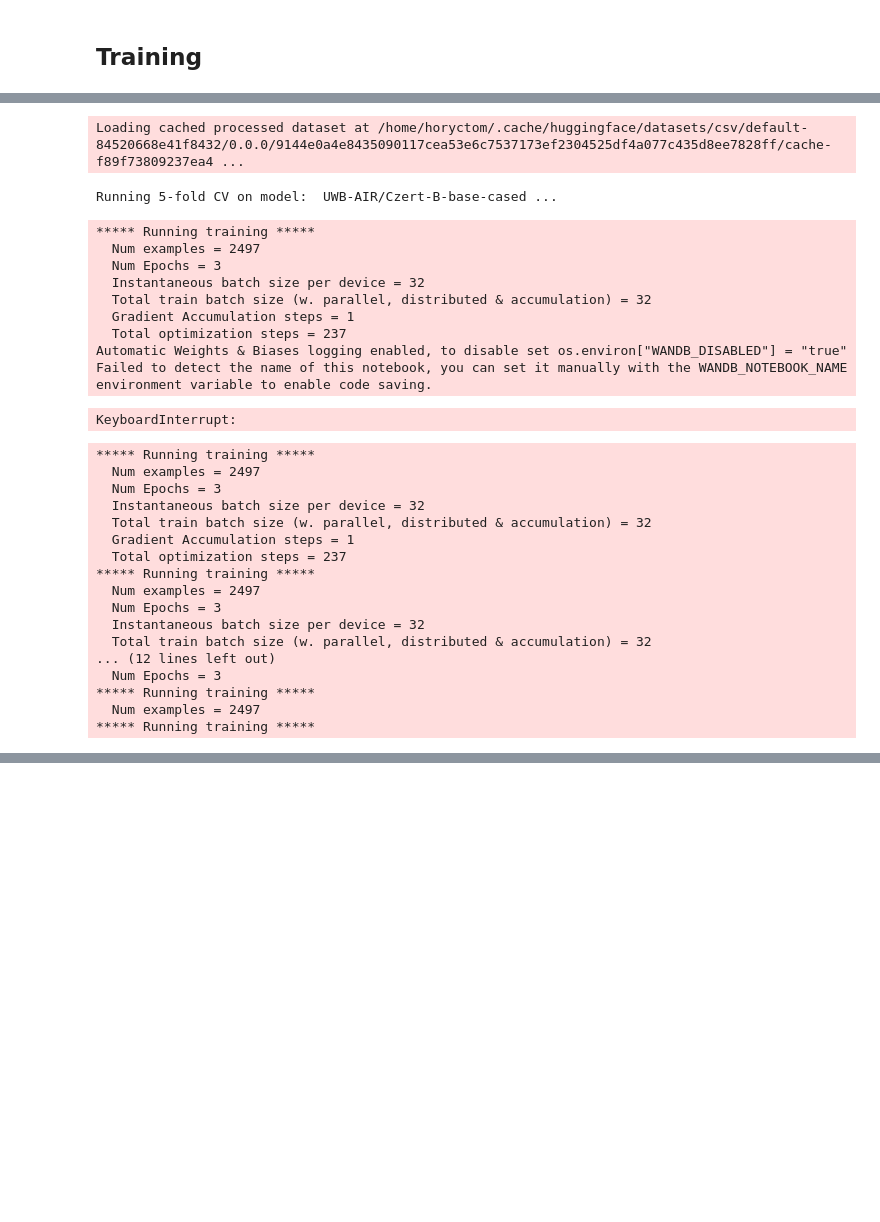
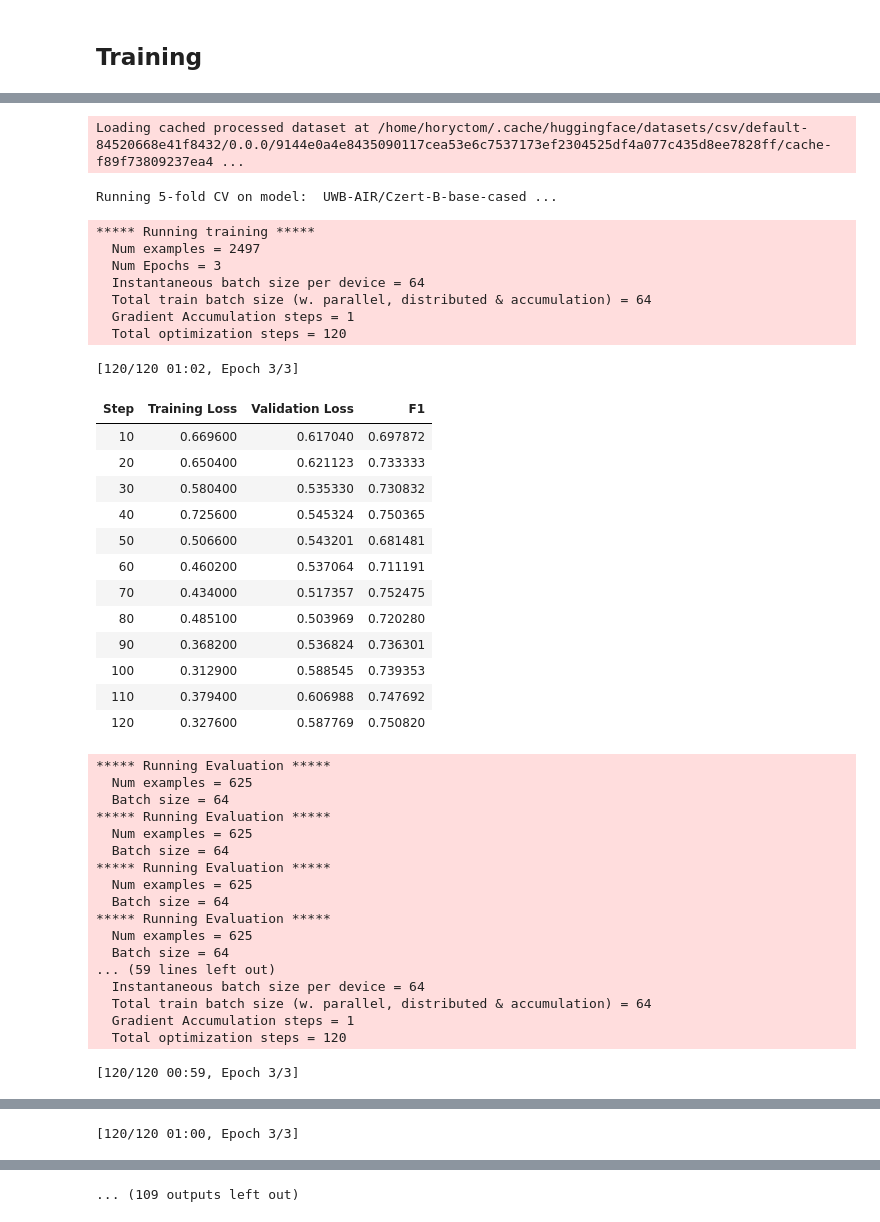
Before and after one commit to horychtom/czech-media-bias-detection, a Jupyter notebook: notebooks/media/baseline/baseline_czech.ipynb, the cells around one changed output, grey strips where cells are left out. Saved outputs shown, nothing was run; the diff lists cells and outputs as text; code cells hidden in the pictures; blank space fills up the shorter version.

```diff
--- a/notebooks/media/baseline/baseline_czech.ipynb
+++ b/notebooks/media/baseline/baseline_czech.ipynb
@@ -23,8 +23,7 @@ device = torch.device("cuda") if torch.cuda.is_available() else torch.device("cp
 CS_DATA_PATH = PATH + '/data/CS/processed/BABE/train.csv'
 CONFIG_PATH = PATH + '/src/utils/config.yaml'
 
-model_checkpoint = 'ufal/robeczech-base'
-BATCH_SIZE = 32
+BATCH_SIZE = 64
 transformers.utils.logging.set_verbosity_error()
 # %% [markdown]
 ### BABE train_test split (SKIP IF DONE)
@@ -54,22 +53,27 @@ with open(CONFIG_PATH) as f:
     config_data = yaml.load(f, Loader=yaml.FullLoader)
 # %% [markdown]
 ## Training
+# %%
+def compute_metrics_eval(eval_preds):
+    metric = load_metric("f1")
+    logits, labels = eval_preds
+    predictions = np.argmax(logits, axis=-1)
+    return metric.compute(predictions=predictions, references=labels)
 # %%
 skfold = StratifiedKFold(n_splits=5, shuffle=True, random_state=42)
 # %%
 training_args = TrainingArguments(
     num_train_epochs=3,
     per_device_train_batch_size=BATCH_SIZE,
-    #per_device_eval_batch_size=BATCH_SIZE,
-    logging_steps=100,
+    per_device_eval_batch_size=BATCH_SIZE,
+    logging_steps=10,
     disable_tqdm = False,
     warmup_steps=10,
     save_total_limit=2,
-    #load_best_model_at_end=True,
-    #evaluation_strategy="steps",
-    #metric_for_best_model = 'f1',)
+    evaluation_strategy="steps",
+    metric_for_best_model = 'f1',
     weight_decay=0.1,
     output_dir = './',
-    learning_rate=4e-5)
+    learning_rate=5e-5)
 
 ## BEST PARAMS
@@ -83,54 +87,66 @@ for model_name in config_data['models']:
     tokenizer = AutoTokenizer.from_pretrained(model_name, use_fast=False,padding=True)
     data_collator = DataCollatorWithPadding(tokenizer=tokenizer)
 
     token_full = preprocess_data(data,tokenizer,'sentence')
 
     print("Running 5-fold CV on model: ",model_name,"...")
     for train_index, val_index in skfold.split(token_full['input_ids'],token_full['label']):
 
         token_train = Dataset.from_dict(token_full[train_index])
         token_valid = Dataset.from_dict(token_full[val_index])
 
 
         model = AutoModelForSequenceClassification.from_pretrained(model_name,num_labels=2);
         model.to(device)
-        trainer = Trainer(model,training_args,train_dataset=token_train,data_collator=data_collator,
+        trainer = Trainer(model,training_args,train_dataset=token_train,eval_dataset=token_valid,compute_metrics=compute_metrics_eval,data_collator=data_collator,
                           tokenizer=tokenizer)
         trainer.train()
 
         #evaluation
         eval_dataloader = DataLoader(token_valid, batch_size=BATCH_SIZE, collate_fn=data_collator)
         scores.append(compute_metrics(model,device,eval_dataloader)['f1'])
 
     print("Done.")
     model_scores[model_name] = scores
 # %% [output]
 Loading cached processed dataset at /home/horyctom/.cache/huggingface/datasets/csv/default-84520668e41f8432/0.0.0/9144e0a4e8435090117cea53e6c7537173ef2304525df4a077c435d8ee7828ff/cache-f89f73809237ea4 ...
 Running 5-fold CV on model:  UWB-AIR/Czert-B-base-cased ...
 ***** Running training *****
   Num examples = 2497
   Num Epochs = 3
-  Instantaneous batch size per device = 32
-  Total train batch size (w. parallel, distributed & accumulation) = 32
+  Instantaneous batch size per device = 64
+  Total train batch size (w. parallel, distributed & accumulation) = 64
   Gradient Accumulation steps = 1
-  Total optimization steps = 237
-Automatic Weights & Biases logging enabled, to disable set os.environ["WANDB_DISABLED"] = "true"
-Failed to detect the name of this notebook, you can set it manually with the WANDB_NOTEBOOK_NAME environment variable to enable code saving.
+  Total optimization steps = 120
-KeyboardInterrupt:
+[120/120 01:02, Epoch 3/3]
+| Step | Training Loss | Validation Loss | F1 |
+| 10 | 0.669600 | 0.617040 | 0.697872 |
+| 20 | 0.650400 | 0.621123 | 0.733333 |
+| 30 | 0.580400 | 0.535330 | 0.730832 |
+| 40 | 0.725600 | 0.545324 | 0.750365 |
+| 50 | 0.506600 | 0.543201 | 0.681481 |
+| 60 | 0.460200 | 0.537064 | 0.711191 |
+| 70 | 0.434000 | 0.517357 | 0.752475 |
+| 80 | 0.485100 | 0.503969 | 0.720280 |
+| 90 | 0.368200 | 0.536824 | 0.736301 |
+| 100 | 0.312900 | 0.588545 | 0.739353 |
+| 110 | 0.379400 | 0.606988 | 0.747692 |
+| 120 | 0.327600 | 0.587769 | 0.750820 |
-***** Running training *****
-  Num examples = 2497
-  Num Epochs = 3
-  Instantaneous batch size per device = 32
-  Total train batch size (w. parallel, distributed & accumulation) = 32
+***** Running Evaluation *****
+  Num examples = 625
+  Batch size = 64
+***** Running Evaluation *****
+  Num examples = 625
+  Batch size = 64
+***** Running Evaluation *****
+  Num examples = 625
+  Batch size = 64
+***** Running Evaluation *****
+  Num examples = 625
+  Batch size = 64
+... (59 lines left out)
+  Instantaneous batch size per device = 64
+  Total train batch size (w. parallel, distributed & accumulation) = 64
   Gradient Accumulation steps = 1
-  Total optimization steps = 237
-***** Running training *****
-  Num examples = 2497
-  Num Epochs = 3
-  Instantaneous batch size per device = 32
-  Total train batch size (w. parallel, distributed & accumulation) = 32
-... (12 lines left out)
-  Num Epochs = 3
-***** Running training *****
-  Num examples = 2497
-***** Running training *****
+  Total optimization steps = 120
+[120/120 00:59, Epoch 3/3]
@@ -136,0 +183 @@ KeyboardInterrupt:
+[120/120 01:00, Epoch 3/3]
@@ -136,0 +214 @@ KeyboardInterrupt:
+... (109 outputs left out)
```
Also changed, not shown: parts of 9 cells of this notebook.
